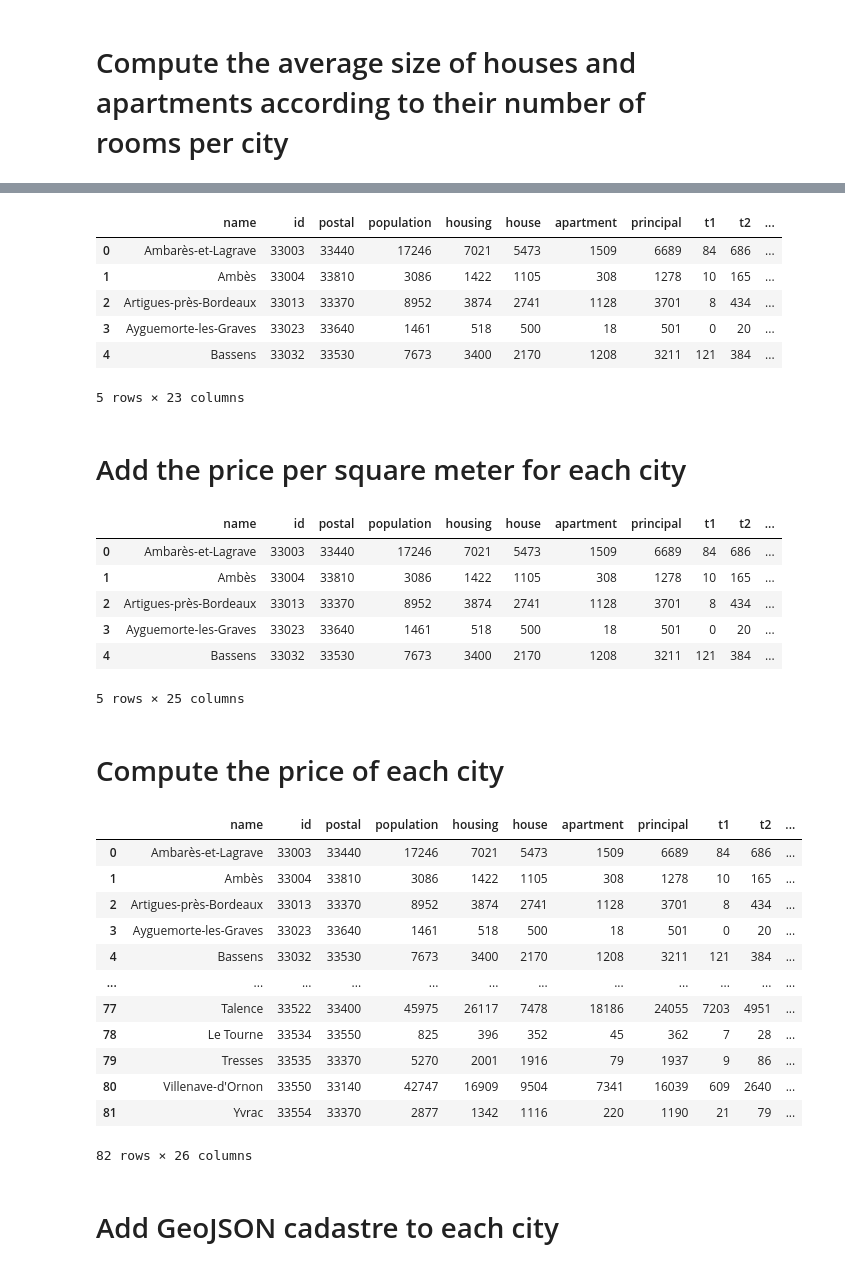
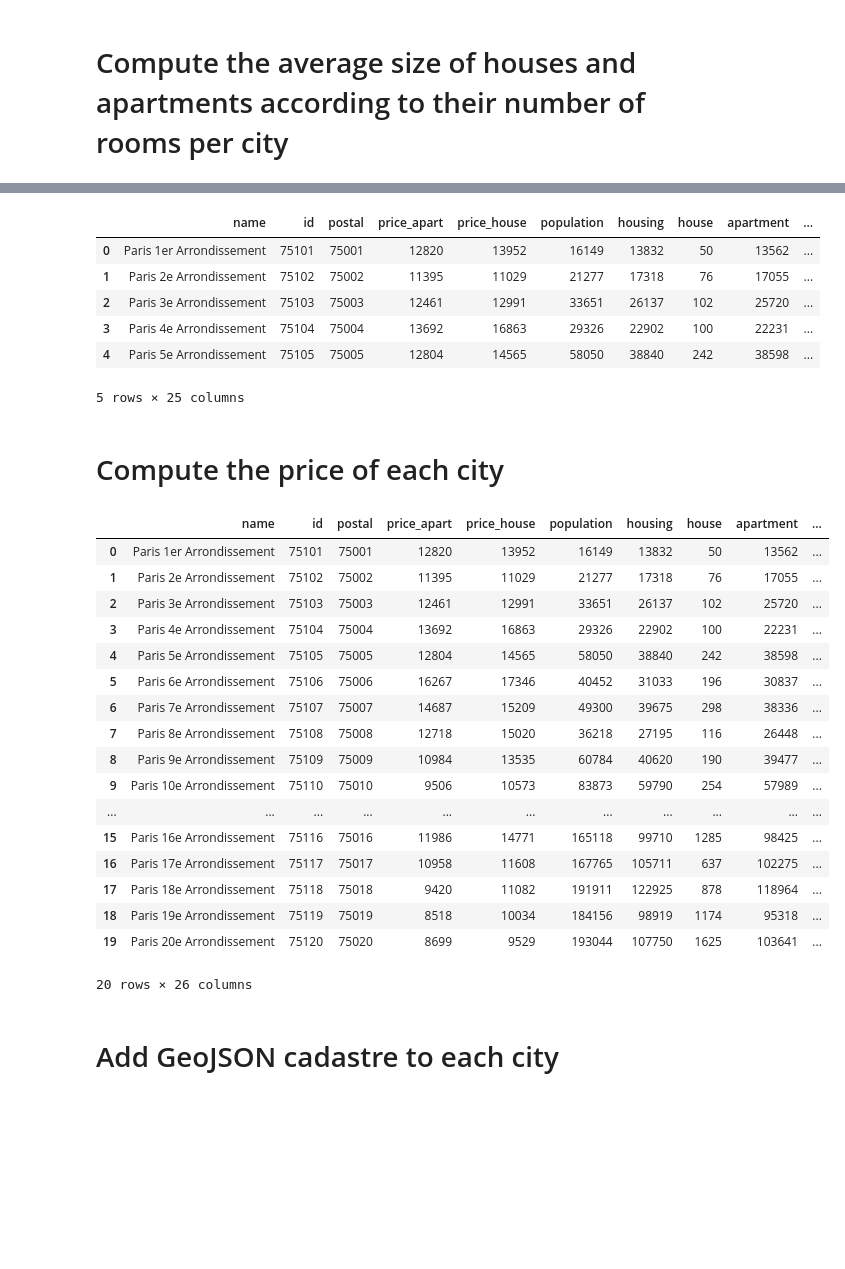
Before and after one commit to Naowak/CapitalEstates, a Jupyter notebook: paris.ipynb, the cells around one changed output, grey strips where cells are left out. Drawn from its saved outputs; the diff is of its cells as text; code cells hidden in the pictures; blank space fills up the shorter version.

Commit message:
push for paris

```diff
--- a/paris.ipynb
+++ b/paris.ipynb
@@ -377,15 +336,15 @@ dfs.head()
 # %%
 # Merge it to communes to get final df
-communes = pd.read_json('data/bordeaux/communes-housing.json', orient='records', lines=True)
+communes = pd.read_json('data/paris/communes-housing.json', orient='records', lines=True)
 df = pd.merge(left=communes, right=dfs, left_on='id', right_on='Code commune')
 df = df.drop('Code commune', axis=1)
 df.head()
 # %% [output]
-|  | name | id | postal | population | housing | house | apartment | principal | t1 | t2 | ... |
-| 0 | Ambarès-et-Lagrave | 33003 | 33440 | 17246 | 7021 | 5473 | 1509 | 6689 | 84 | 686 | ... |
-| 1 | Ambès | 33004 | 33810 | 3086 | 1422 | 1105 | 308 | 1278 | 10 | 165 | ... |
-| 2 | Artigues-près-Bordeaux | 33013 | 33370 | 8952 | 3874 | 2741 | 1128 | 3701 | 8 | 434 | ... |
-| 3 | Ayguemorte-les-Graves | 33023 | 33640 | 1461 | 518 | 500 | 18 | 501 | 0 | 20 | ... |
-| 4 | Bassens | 33032 | 33530 | 7673 | 3400 | 2170 | 1208 | 3211 | 121 | 384 | ... |
+|  | name | id | postal | price_apart | price_house | population | housing | house | apartment | ... |
+| 0 | Paris 1er Arrondissement | 75101 | 75001 | 12820 | 13952 | 16149 | 13832 | 50 | 13562 | ... |
+| 1 | Paris 2e Arrondissement | 75102 | 75002 | 11395 | 11029 | 21277 | 17318 | 76 | 17055 | ... |
+| 2 | Paris 3e Arrondissement | 75103 | 75003 | 12461 | 12991 | 33651 | 26137 | 102 | 25720 | ... |
+| 3 | Paris 4e Arrondissement | 75104 | 75004 | 13692 | 16863 | 29326 | 22902 | 100 | 22231 | ... |
+| 4 | Paris 5e Arrondissement | 75105 | 75005 | 12804 | 14565 | 58050 | 38840 | 242 | 38598 | ... |
-5 rows × 23 columns
+5 rows × 25 columns
 # %%
@@ -393,70 +352,54 @@ df.to_json('data/bordeaux/communes-surface.json', orient='records', lines=True)
-# %% [markdown]
-# Add the price per square meter for each city
-# %%
-import pandas as pd
-
-# Load data
-dfc = pd.read_json('data/bordeaux/communes-surface.json', orient='records', lines=True)
-dfp = pd.read_json('data/bordeaux/price_square_meter.json', lines=True, orient='records')
-
-# Merge data
-df = pd.concat([dfc, dfp.drop('name', axis=1)], axis=1)
-df.to_json('data/bordeaux/communes-ready.json', orient='records', lines=True)
-df.head()
-# %% [output]
-|  | name | id | postal | population | housing | house | apartment | principal | t1 | t2 | ... |
-| 0 | Ambarès-et-Lagrave | 33003 | 33440 | 17246 | 7021 | 5473 | 1509 | 6689 | 84 | 686 | ... |
-| 1 | Ambès | 33004 | 33810 | 3086 | 1422 | 1105 | 308 | 1278 | 10 | 165 | ... |
-| 2 | Artigues-près-Bordeaux | 33013 | 33370 | 8952 | 3874 | 2741 | 1128 | 3701 | 8 | 434 | ... |
-| 3 | Ayguemorte-les-Graves | 33023 | 33640 | 1461 | 518 | 500 | 18 | 501 | 0 | 20 | ... |
-| 4 | Bassens | 33032 | 33530 | 7673 | 3400 | 2170 | 1208 | 3211 | 121 | 384 | ... |
-5 rows × 25 columns
 # %% [markdown]
 # Compute the price of each city
 # %%
 import pandas as pd
 
 # Load data
-df = pd.read_json('data/bordeaux/communes-ready.json', orient='records', lines=True)
+df = pd.read_json('data/paris/communes-ready.json', orient='records', lines=True)
 
 # Count price of one TX for one city
 def count_price_tx(row, x):
     x = str(x)
     tx = row['t' + x if int(x) < 5 else 't5+']
     a = row['apartment']
     h = row['house']
     p = row['principal']
     ATX = row['AT' + x]
     pa = row['price_apart']
     HTX = row['HT' + x]
     ph = row['price_house']
     return tx * ((a/p) * ATX * pa + (h/p) * HTX * ph)
 
 # Count price of all TX for one city
 def count_price(row):
     sum = 0
     for i in range(1, 6):
         sum += count_price_tx(row, i)
     return sum
 
 # Count price for all cities
 df['city_price'] = df.apply(count_price, axis=1)
-df.to_json('data/bordeaux/communes-price.json', orient='records', lines=True)
+df.to_json('data/paris/communes-price.json', orient='records', lines=True)
 df
 # %% [output]
-|  | name | id | postal | population | housing | house | apartment | principal | t1 | t2 | ... |
-| 0 | Ambarès-et-Lagrave | 33003 | 33440 | 17246 | 7021 | 5473 | 1509 | 6689 | 84 | 686 | ... |
-| 1 | Ambès | 33004 | 33810 | 3086 | 1422 | 1105 | 308 | 1278 | 10 | 165 | ... |
-| 2 | Artigues-près-Bordeaux | 33013 | 33370 | 8952 | 3874 | 2741 | 1128 | 3701 | 8 | 434 | ... |
-| 3 | Ayguemorte-les-Graves | 33023 | 33640 | 1461 | 518 | 500 | 18 | 501 | 0 | 20 | ... |
-| 4 | Bassens | 33032 | 33530 | 7673 | 3400 | 2170 | 1208 | 3211 | 121 | 384 | ... |
-| ... | ... | ... | ... | ... | ... | ... | ... | ... | ... | ... | ... |
-| 77 | Talence | 33522 | 33400 | 45975 | 26117 | 7478 | 18186 | 24055 | 7203 | 4951 | ... |
-| 78 | Le Tourne | 33534 | 33550 | 825 | 396 | 352 | 45 | 362 | 7 | 28 | ... |
-| 79 | Tresses | 33535 | 33370 | 5270 | 2001 | 1916 | 79 | 1937 | 9 | 86 | ... |
-| 80 | Villenave-d'Ornon | 33550 | 33140 | 42747 | 16909 | 9504 | 7341 | 16039 | 609 | 2640 | ... |
-| 81 | Yvrac | 33554 | 33370 | 2877 | 1342 | 1116 | 220 | 1190 | 21 | 79 | ... |
+|  | name | id | postal | price_apart | price_house | population | housing | house | apartment | ... |
+| 0 | Paris 1er Arrondissement | 75101 | 75001 | 12820 | 13952 | 16149 | 13832 | 50 | 13562 | ... |
+| 1 | Paris 2e Arrondissement | 75102 | 75002 | 11395 | 11029 | 21277 | 17318 | 76 | 17055 | ... |
+| 2 | Paris 3e Arrondissement | 75103 | 75003 | 12461 | 12991 | 33651 | 26137 | 102 | 25720 | ... |
+| 3 | Paris 4e Arrondissement | 75104 | 75004 | 13692 | 16863 | 29326 | 22902 | 100 | 22231 | ... |
+| 4 | Paris 5e Arrondissement | 75105 | 75005 | 12804 | 14565 | 58050 | 38840 | 242 | 38598 | ... |
+| 5 | Paris 6e Arrondissement | 75106 | 75006 | 16267 | 17346 | 40452 | 31033 | 196 | 30837 | ... |
+| 6 | Paris 7e Arrondissement | 75107 | 75007 | 14687 | 15209 | 49300 | 39675 | 298 | 38336 | ... |
+| 7 | Paris 8e Arrondissement | 75108 | 75008 | 12718 | 15020 | 36218 | 27195 | 116 | 26448 | ... |
+| 8 | Paris 9e Arrondissement | 75109 | 75009 | 10984 | 13535 | 60784 | 40620 | 190 | 39477 | ... |
+| 9 | Paris 10e Arrondissement | 75110 | 75010 | 9506 | 10573 | 83873 | 59790 | 254 | 57989 | ... |
+| ... | ... | ... | ... | ... | ... | ... | ... | ... | ... | ... |
+| 15 | Paris 16e Arrondissement | 75116 | 75016 | 11986 | 14771 | 165118 | 99710 | 1285 | 98425 | ... |
+| 16 | Paris 17e Arrondissement | 75117 | 75017 | 10958 | 11608 | 167765 | 105711 | 637 | 102275 | ... |
+| 17 | Paris 18e Arrondissement | 75118 | 75018 | 9420 | 11082 | 191911 | 122925 | 878 | 118964 | ... |
+| 18 | Paris 19e Arrondissement | 75119 | 75019 | 8518 | 10034 | 184156 | 98919 | 1174 | 95318 | ... |
+| 19 | Paris 20e Arrondissement | 75120 | 75020 | 8699 | 9529 | 193044 | 107750 | 1625 | 103641 | ... |
-82 rows × 26 columns
+20 rows × 26 columns
 # %% [markdown]
 # Add GeoJSON cadastre to each city
 # %%
```
Also changed, not shown: parts of 11 cells of this notebook, 7 other files.
